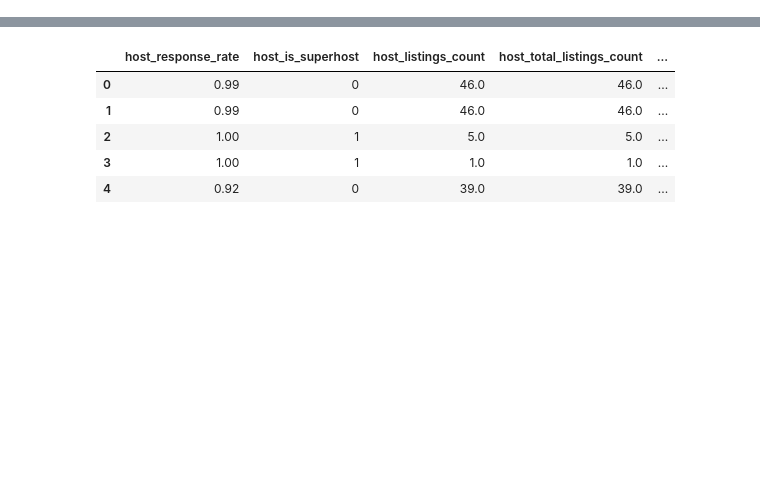
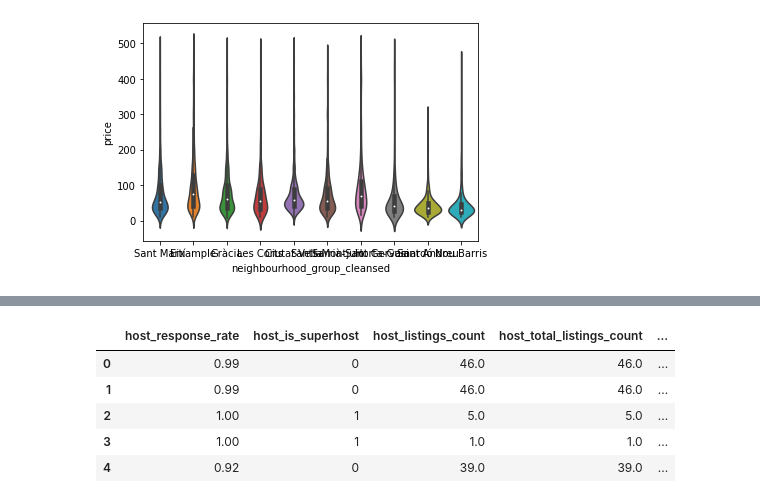
Before and after one commit to data-guild/airbnb-ml, a Jupyter notebook: notebooks/airbnb-bacelona-cindy.ipynb, the cells around one changed output, grey strips where cells are left out. Cells and saved outputs as stored; diff of their text form; code cells hidden in the pictures; blank space fills up the shorter version.

```diff
--- a/notebooks/airbnb-bacelona-cindy.ipynb
+++ b/notebooks/airbnb-bacelona-cindy.ipynb
@@ -66,2 +96,8 @@ dropped_cols_rows_df.head()
 # %%
 dropped_cols_rows_df = trans.fill_missing_data_with_mean(dropped_cols_rows_df)
+# %%
+import seaborn as sns
+sub_6=dropped_cols_rows_df[dropped_cols_rows_df.price < 500]
+viz_2=sns.violinplot(data=sub_6, x='neighbourhood_group_cleansed', y='price')
+# %% [output]
+[figure, added]
```
Also changed, not shown: parts of 45 cells of this notebook, 1 other file.
